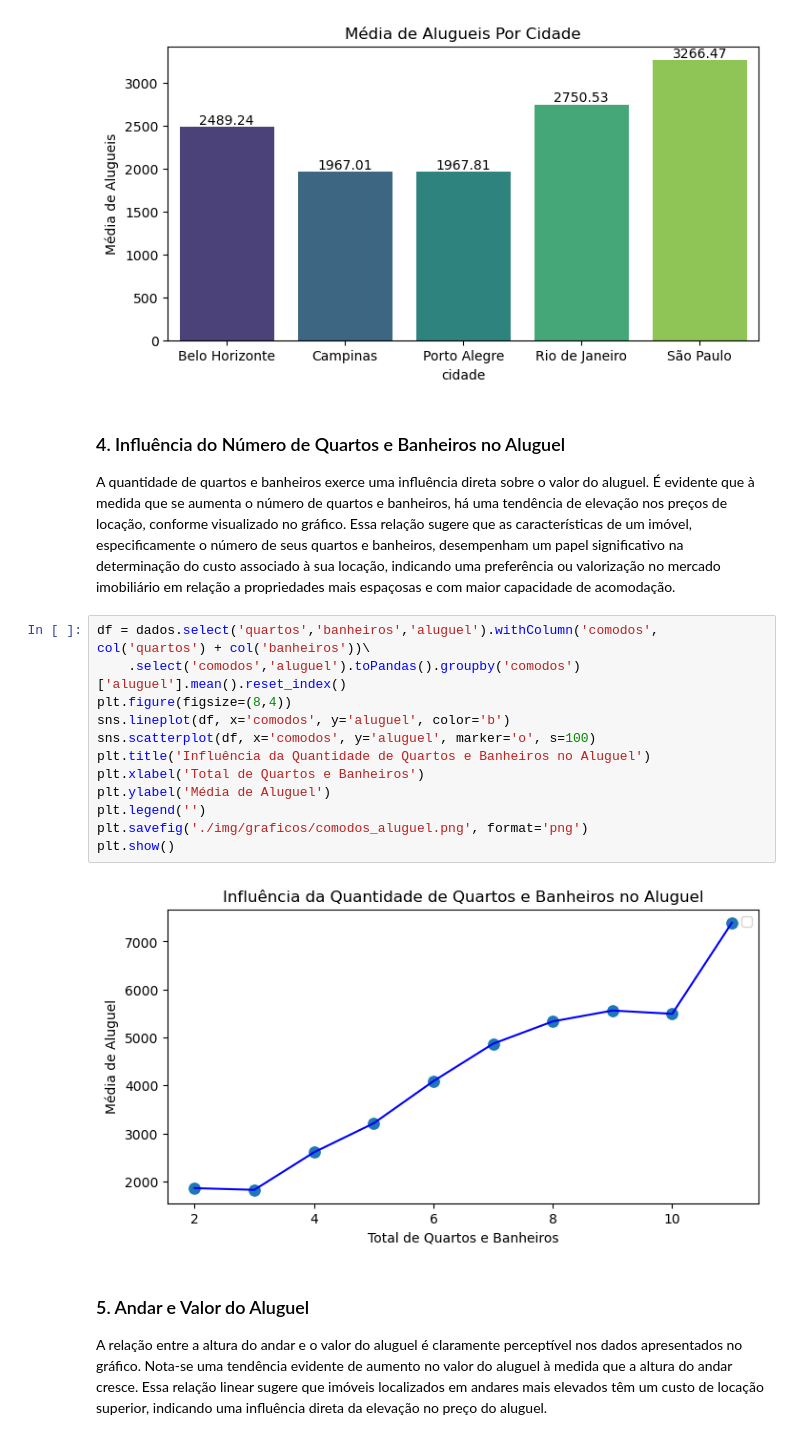
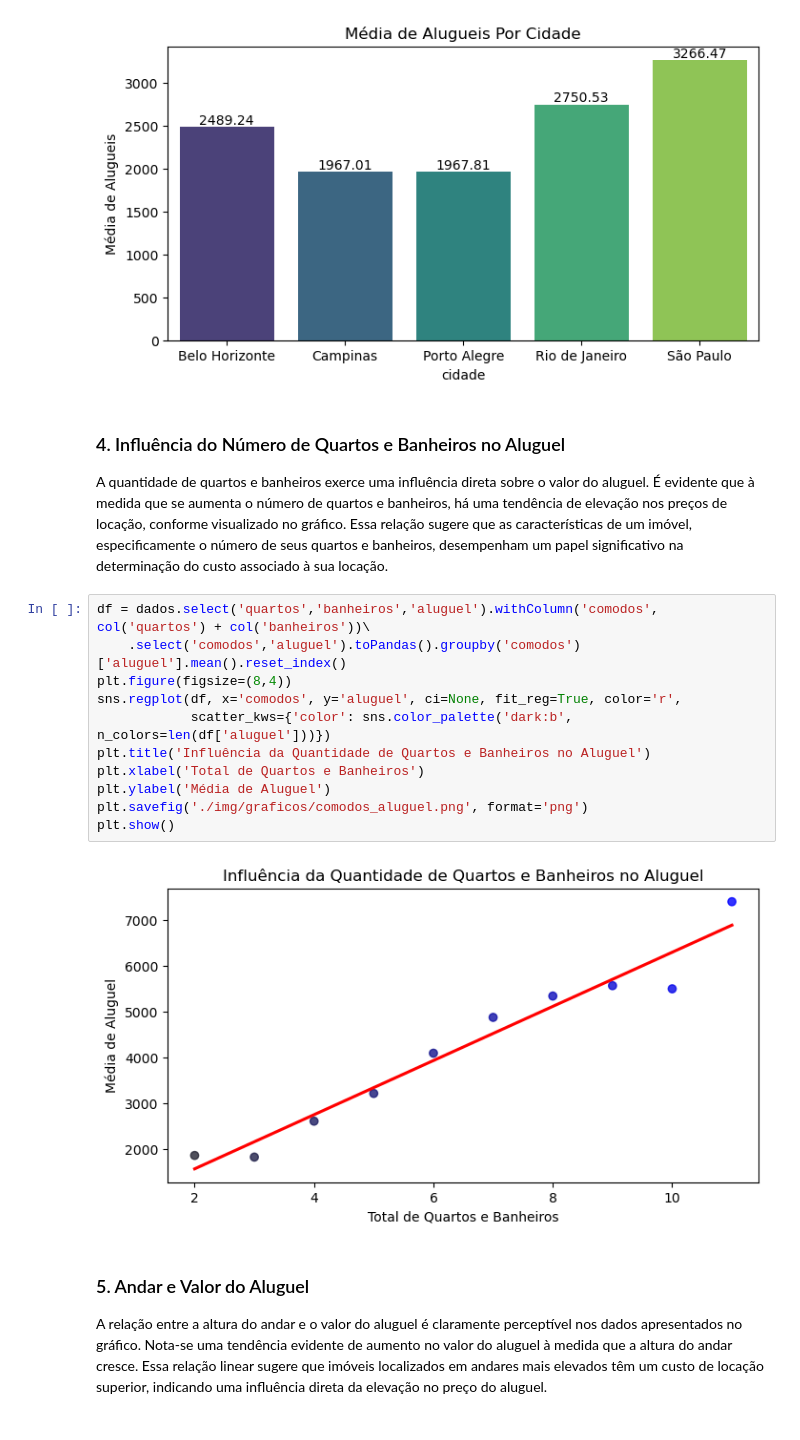
Before and after one commit to alves05/Analise_Previsao_Aluguel_Brasil, a Jupyter notebook: Analise_Previsao_Aluguel_Brasil.ipynb, the cells around one changed output. Cells and saved outputs as stored; diff of their text form.

```diff
--- a/Analise_Previsao_Aluguel_Brasil.ipynb
+++ b/Analise_Previsao_Aluguel_Brasil.ipynb
@@ -400,21 +416,20 @@ plt.show()
 # %% [markdown]
 <h3>4. Influência do Número de Quartos e Banheiros no Aluguel</h3>
 
-A quantidade de quartos e banheiros exerce uma influência direta sobre o valor do aluguel. É evidente que à medida que se aumenta o número de quartos e banheiros, há uma tendência de elevação nos preços de locação, conforme visualizado no gráfico. Essa relação sugere que as características de um imóvel, especificamente o número de seus quartos e banheiros, desempenham um papel significativo na determinação do custo associado à sua locação, indicando uma preferência ou valorização no mercado imobiliário em relação a propriedades mais espaçosas e com maior capacidade de acomodação.
+A quantidade de quartos e banheiros exerce uma influência direta sobre o valor do aluguel. É evidente que à medida que se aumenta o número de quartos e banheiros, há uma tendência de elevação nos preços de locação, conforme visualizado no gráfico. Essa relação sugere que as características de um imóvel, especificamente o número de seus quartos e banheiros, desempenham um papel significativo na determinação do custo associado à sua locação.
 # %%
 df = dados.select('quartos','banheiros','aluguel').withColumn('comodos', col('quartos') + col('banheiros'))\
     .select('comodos','aluguel').toPandas().groupby('comodos')['aluguel'].mean().reset_index()
 plt.figure(figsize=(8,4))
-sns.lineplot(df, x='comodos', y='aluguel', color='b')
-sns.scatterplot(df, x='comodos', y='aluguel', marker='o', s=100)
+sns.regplot(df, x='comodos', y='aluguel', ci=None, fit_reg=True, color='r',
+            scatter_kws={'color': sns.color_palette('dark:b', n_colors=len(df['aluguel']))})
 plt.title('Influência da Quantidade de Quartos e Banheiros no Aluguel')
 plt.xlabel('Total de Quartos e Banheiros')
 plt.ylabel('Média de Aluguel')
-plt.legend('')
 plt.savefig('./img/graficos/comodos_aluguel.png', format='png')
 plt.show()
 # %% [output]
-[figure, old version]
+[figure, new version]
 # %% [markdown]
 <h3>5. Andar e Valor do Aluguel</h3>
 
```
Also changed, not shown: parts of 36 cells of this notebook, 6 other files.
